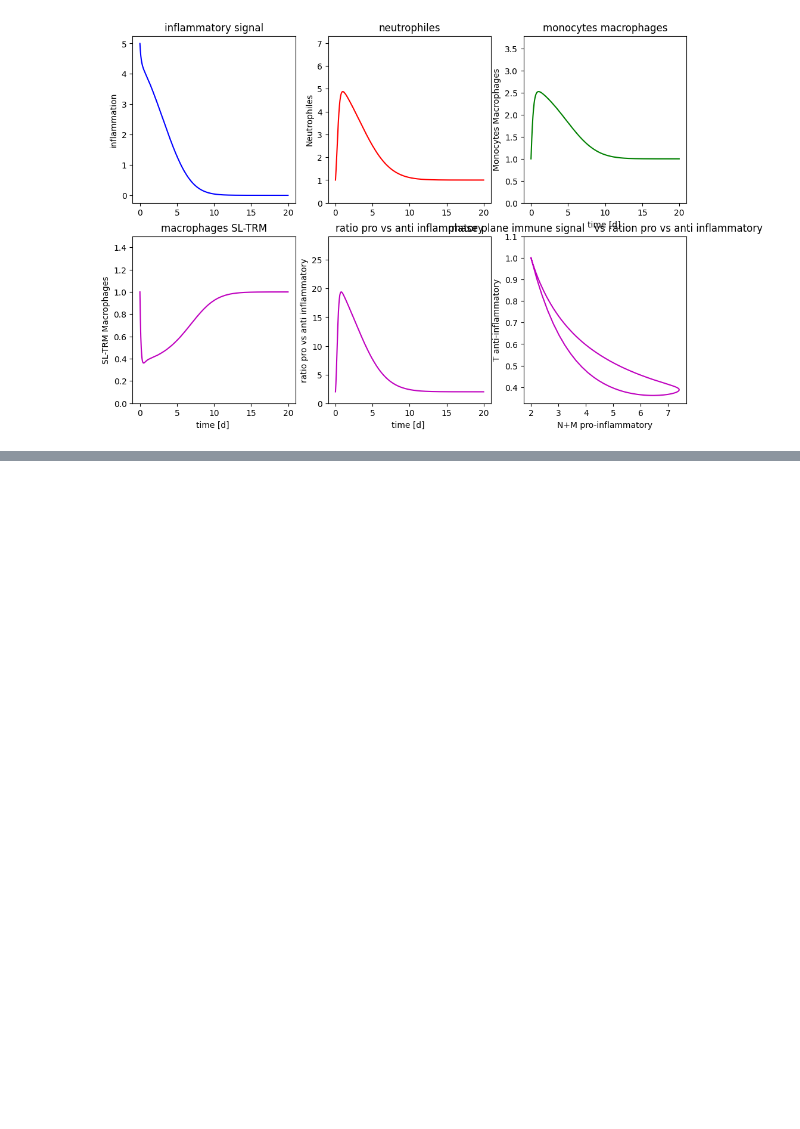
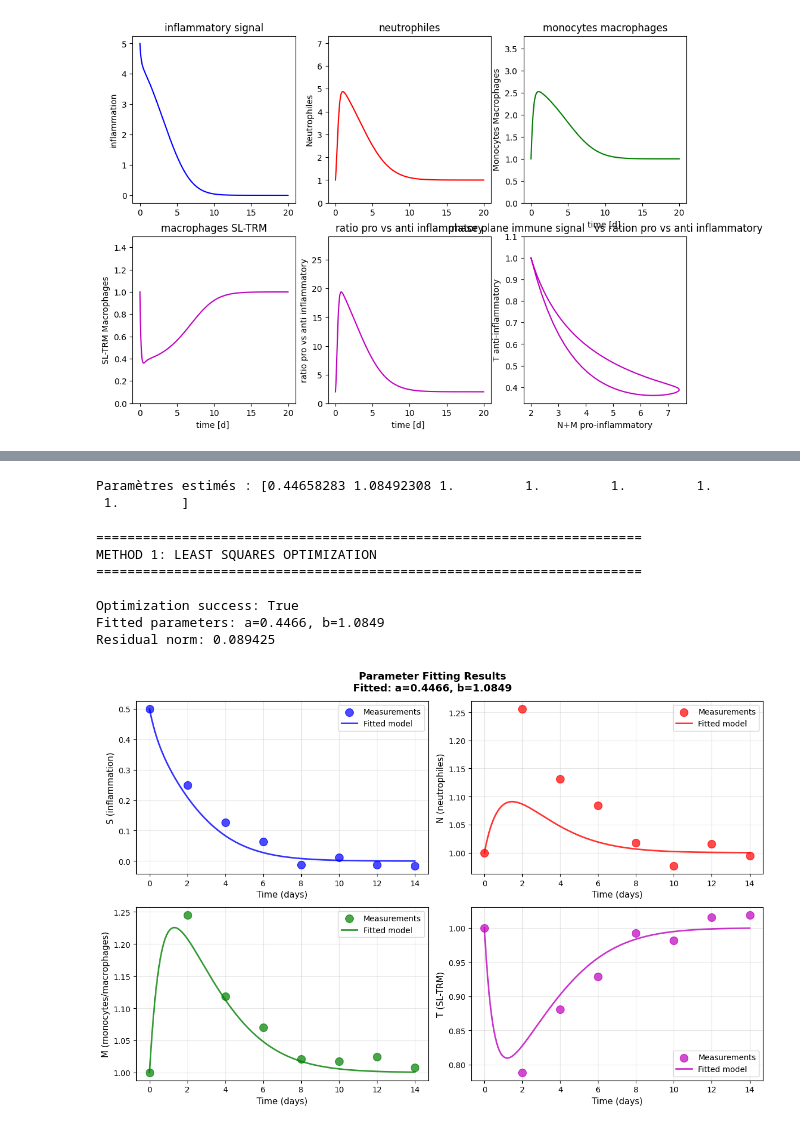
Before and after one commit to azerad/immunomath, a Jupyter notebook: model_arthritis_leastsquares.ipynb, the cells around one changed output, grey strips where cells are left out. Cells and saved outputs as stored; diff of their text form; code cells hidden in the pictures; blank space fills up the shorter version.

Commit message:
simplifified the least squares fitting code

```diff
--- a/model_arthritis_leastsquares.ipynb
+++ b/model_arthritis_leastsquares.ipynb
@@ -1312,0 +842,79 @@ delta_N=0.5478, delta_M=0.7529, a=0.3447, b=0.5816
+# %%
+fixed_parameters = np.array([0.35, 1.0, 1.0, 1.0, 1.0, 1.0, 1.0]) # a, b, alpha, beta, gamma, delta_N, delta_M
+initial_guess = np.array([0.35, 1.0])  # Initial guess for [a, b]
+fit_mask = np.array([True, True, False, False, False, False, False])  # Fit only a and b
+result_fixed = least_squares(
+        objective_with_fixed_parameters,
+        initial_guess,
+        args=(t_measurements, y_measured, fixed_parameters, fit_mask),
+        bounds=(np.zeros(initial_guess.size), np.full(initial_guess.size, 3.0)),
+        max_nfev=20000,
+    )
+estimated_parameters = fixed_parameters.copy()
+estimated_parameters[fit_mask] = result_fixed.x
+
+print("Paramètres estimés :", estimated_parameters)
+# %% [output]
+Paramètres estimés : [0.44658283 1.08492308 1.         1.         1.         1.
+ 1.        ]
+# %%
+
+# ============================================================================
+# TEST METHOD 1: Least Squares with 2 fitted parameters
+# ============================================================================
+
+print("\n" + "=" * 70)
+print("METHOD 1: LEAST SQUARES OPTIMIZATION")
+print("=" * 70)
+print(f"\nOptimization success: {result_fixed.success}")
+print(f"Fitted parameters: a={result_fixed.x[0]:.4f}, b={result_fixed.x[1]:.4f}")
+print(f"Residual norm: {np.linalg.norm(result_fixed.fun):.6f}")
+
+# ============================================================================
+# VISUALIZATION: Compare model fit with measurements
+# ============================================================================
+
+fig, axes = plt.subplots(2, 2, figsize=(12, 8))
+
+# Rerun solution with fitted parameters for plotting
+sol_fitted = solve_ivp(
+    system_adim_oliv,
+    [t_measurements[0], t_measurements[-1]],
+    y_measured[0],
+    args=(fixed_parameters[0], fixed_parameters[1], fixed_parameters[2],
+          fixed_parameters[3], fixed_parameters[4], result_fixed.x[0], result_fixed.x[1]),
+    t_eval=np.linspace(t_measurements[0], t_measurements[-1], 200),
+    method='Radau'
+)
+
+labels = ['S (inflammation)', 'N (neutrophiles)', 'M (monocytes/macrophages)', 'T (SL-TRM)']
+colors = ['b', 'r', 'g', 'm']
+
+for i, (ax, label, color) in enumerate(zip(axes.flat, labels, colors)):
+    # Plot measurements
+    ax.scatter(t_measurements, y_measured[:, i], color=color, s=100,
+              marker='o', label='Measurements', zorder=5, alpha=0.7)
+
+    # Plot fitted model
+    ax.plot(sol_fitted.t, sol_fitted.y[i], color=color, linewidth=2,
+           label='Fitted model', alpha=0.8)
+
+    ax.set_xlabel('Time (days)', fontsize=11)
+    ax.set_ylabel(label, fontsize=11)
+    ax.grid(True, alpha=0.3)
+    ax.legend(fontsize=10)
+
+plt.suptitle(f'Parameter Fitting Results\nFitted: a={result_fixed.x[0]:.4f}, b={result_fixed.x[1]:.4f}',
+            fontsize=13, fontweight='bold')
+plt.tight_layout()
+plt.savefig('parameter_fitting_result.png', dpi=150, bbox_inches='tight')
+plt.show()
+# %% [output]
+======================================================================
+METHOD 1: LEAST SQUARES OPTIMIZATION
+======================================================================
+
+Optimization success: True
+Fitted parameters: a=0.4466, b=1.0849
+Residual norm: 0.089425
+[figure, added]
```
Also changed, not shown: parts of 15 cells of this notebook, 1 other file.
